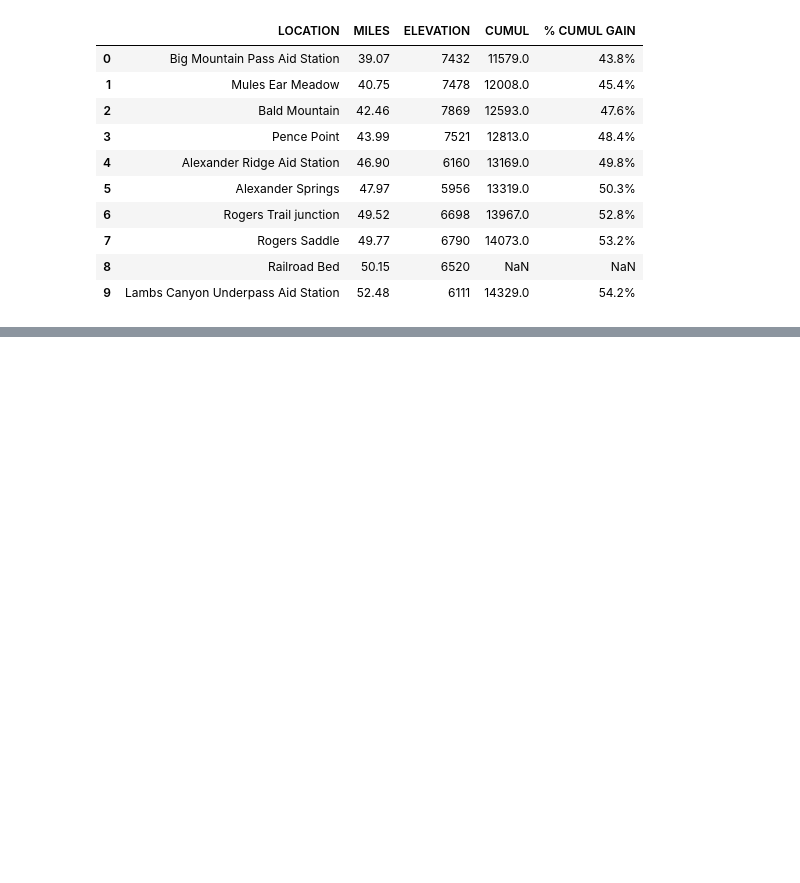
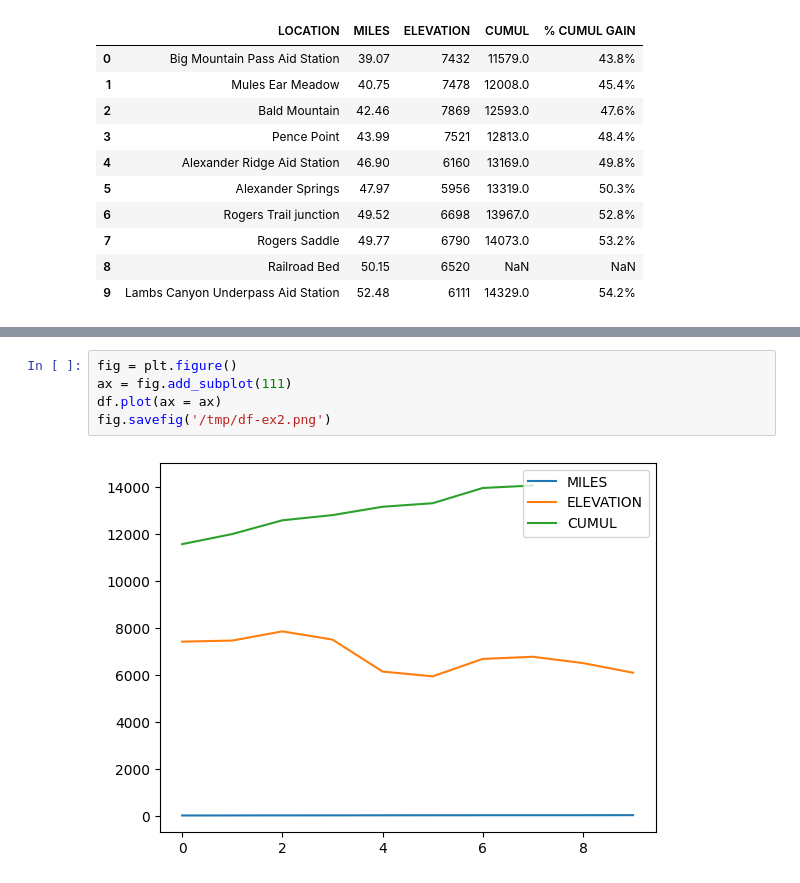
Before and after one commit to owaisahmad315/pandas, a Jupyter notebook: DataFrames.ipynb, the cells around one changed output, grey strips where cells are left out. Drawn from its saved outputs; the diff is of its cells as text; blank space fills up the shorter version.

```diff
--- a/DataFrames.ipynb
+++ b/DataFrames.ipynb
@@ -182,0 +234,7 @@ df
+# %%
+fig = plt.figure()
+ax = fig.add_subplot(111)
+df.plot(ax = ax)
+fig.savefig('/tmp/df-ex2.png')
+# %% [output]
+[figure, added]
```
Also changed, not shown: parts of 8 cells of this notebook.
